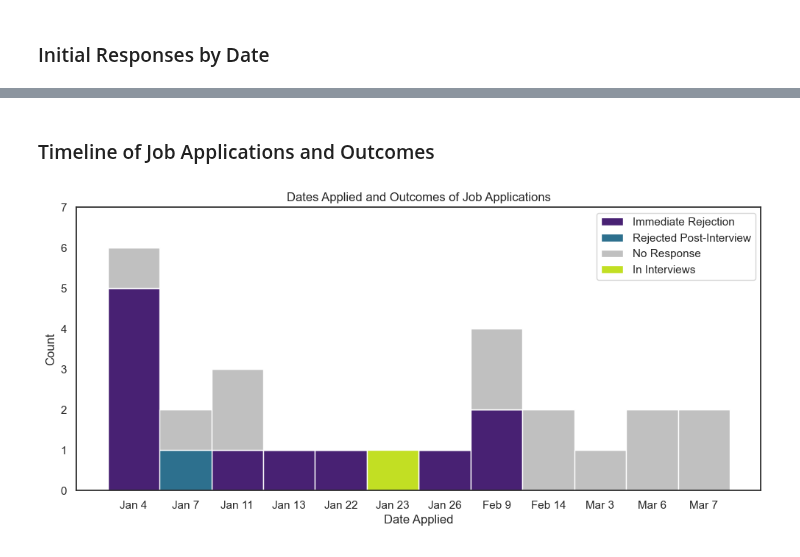
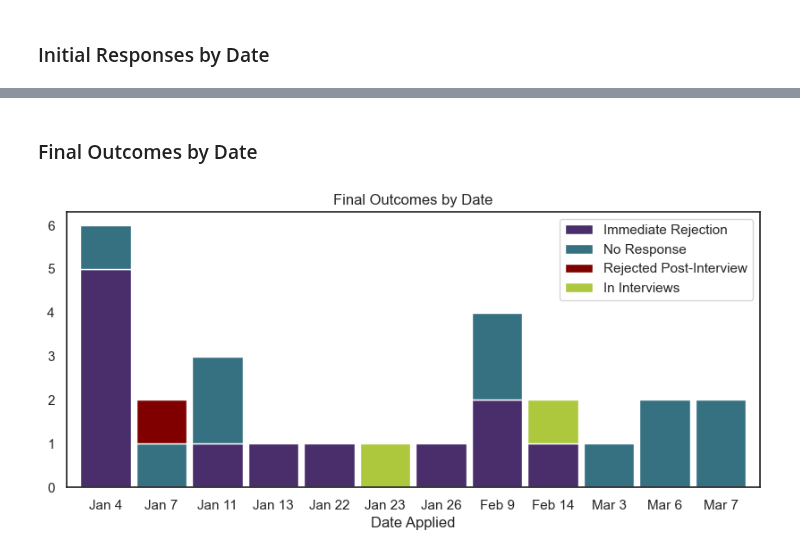
Before and after one commit to emilycardwell/my-jobs, a Jupyter notebook: jupyter_notebooks/job_visualizations.ipynb, the cells around one changed output, grey strips where cells are left out. Saved outputs shown, nothing was run; the diff lists cells and outputs as text; code cells hidden in the pictures.

Commit message:
added job responses, did work on visualizing categorical data, cleaned up visualizations

```diff
--- a/jupyter_notebooks/job_visualizations.ipynb
+++ b/jupyter_notebooks/job_visualizations.ipynb
@@ -46,6 +32,6 @@ show_initial_responses()
-# %% [markdown]
-### Timeline of Job Applications and Outcomes
-# %%
-show_apps_timeline()
-# %% [output]
-[figure, removed]
+# %% [markdown]
+### Final Outcomes by Date
+# %%
+show_outcomes()
+# %% [output]
+[figure, added]
```
Also changed, not shown: parts of 13 cells of this notebook, 14 other files.
